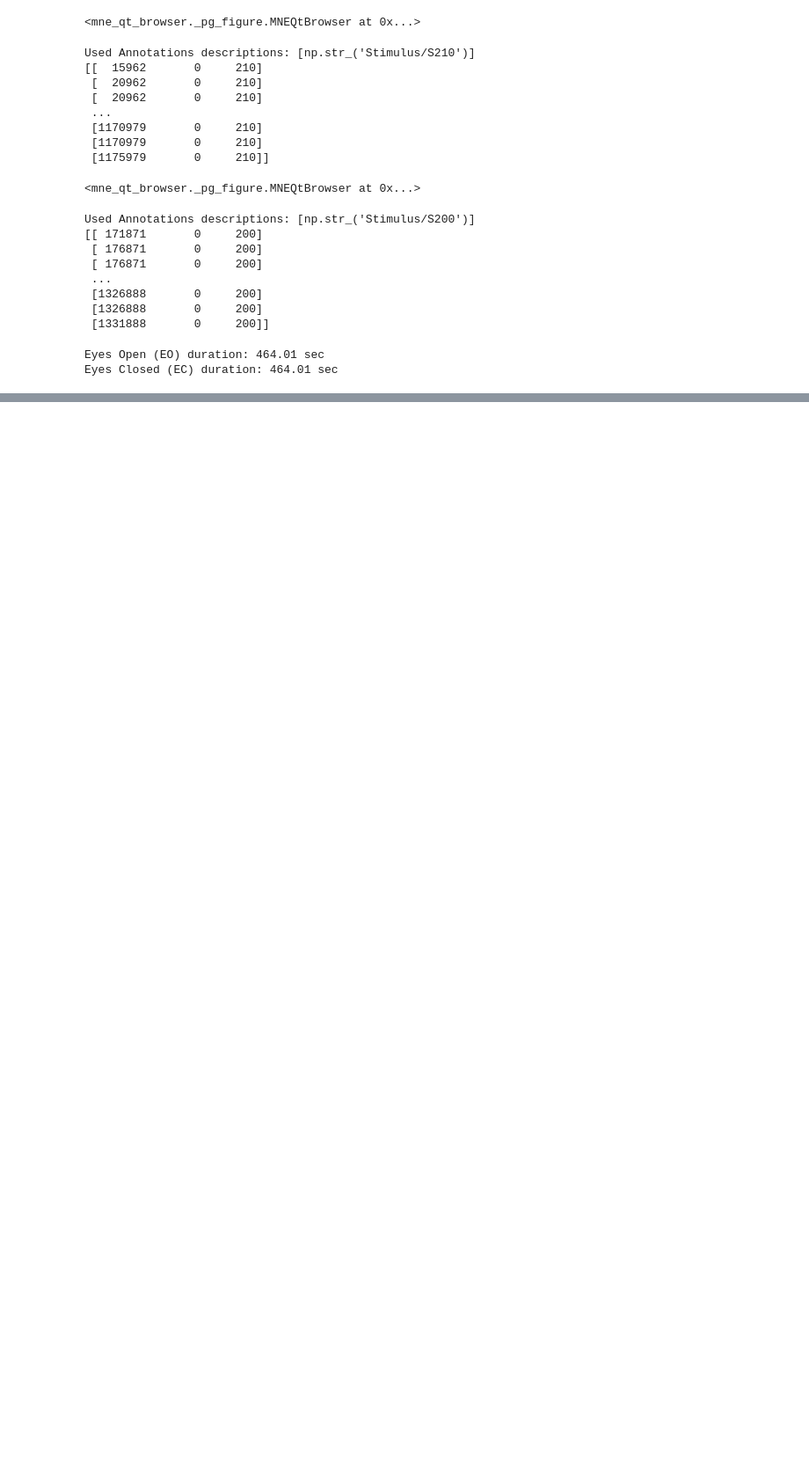
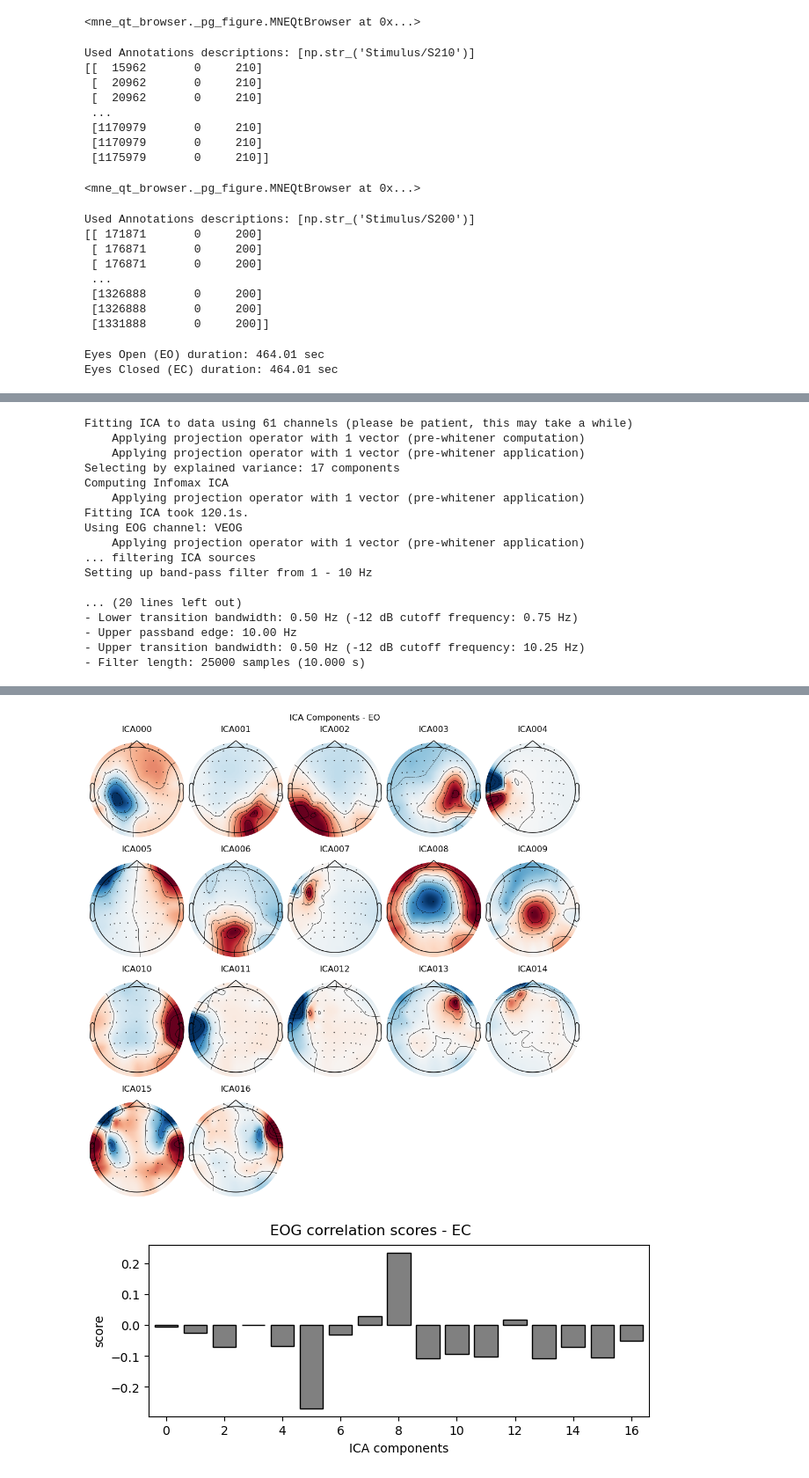
Before and after one commit to tut211302/eeg-mri-aging-analysis, a Jupyter notebook: jupyter_notebook/MNE-Preprocessing.ipynb, the cells around one changed output, grey strips where cells are left out. Shown at 88% size. Drawn from its saved outputs; the diff is of its cells as text; code cells hidden in the pictures; blank space fills up the shorter version.

```diff
--- a/jupyter_notebook/MNE-Preprocessing.ipynb
+++ b/jupyter_notebook/MNE-Preprocessing.ipynb
@@ -79,0 +68,2 @@ raw_filtered.plot(title='Original raw EEG (before block splitting)', duration=20
+# %%
+raw.set_eeg_reference('average', projection=True).apply_proj()
@@ -296,5 +229,0 @@ Fitting ICA took 29.9s.
-# %%
-%matplotlib inline
-# %matplotlib qt
-raw_ec.set_montage('standard_1020')
-ica.plot_components()  # Plot all decomposed components
@@ -398,0 +288,31 @@ epochs.save(examples_dir + "\\sub-006_prerprocessed.fif")
+# %%
+### Repeat for EC (Eyes Closed) ###
+ica_ec = mne.preprocessing.ICA(n_components=n_components, method=method, random_state=random_state)
+ica_ec.fit(raw_ec)
+
+eog_inds_ec, eog_scores_ec = ica_ec.find_bads_eog(raw_ec)
+ica_ec.exclude = eog_inds_ec
+
+# Optional: Plot the components and scores for inspection
+ica_ec.plot_components(title=f'ICA Components - EO')
+ica_ec.plot_scores(eog_scores_ec, title=f'EOG correlation scores - EC')
+
+raw_ec_clean = ica_ec.apply(raw_ec.copy())
+# %% [output]
+Fitting ICA to data using 61 channels (please be patient, this may take a while)
+    Applying projection operator with 1 vector (pre-whitener computation)
+    Applying projection operator with 1 vector (pre-whitener application)
+Selecting by explained variance: 17 components
+Computing Infomax ICA
+    Applying projection operator with 1 vector (pre-whitener application)
+Fitting ICA took 120.1s.
+Using EOG channel: VEOG
+    Applying projection operator with 1 vector (pre-whitener application)
+... filtering ICA sources
+Setting up band-pass filter from 1 - 10 Hz
+
+... (20 lines left out)
+- Lower transition bandwidth: 0.50 Hz (-12 dB cutoff frequency: 0.75 Hz)
+- Upper passband edge: 10.00 Hz
+- Upper transition bandwidth: 0.50 Hz (-12 dB cutoff frequency: 10.25 Hz)
+- Filter length: 25000 samples (10.000 s)
@@ -398,0 +321,2 @@ epochs.save(examples_dir + "\\sub-006_prerprocessed.fif")
+[figure, added]
+[figure, added]
```
Also changed, not shown: parts of 54 cells of this notebook, 5 other files.
